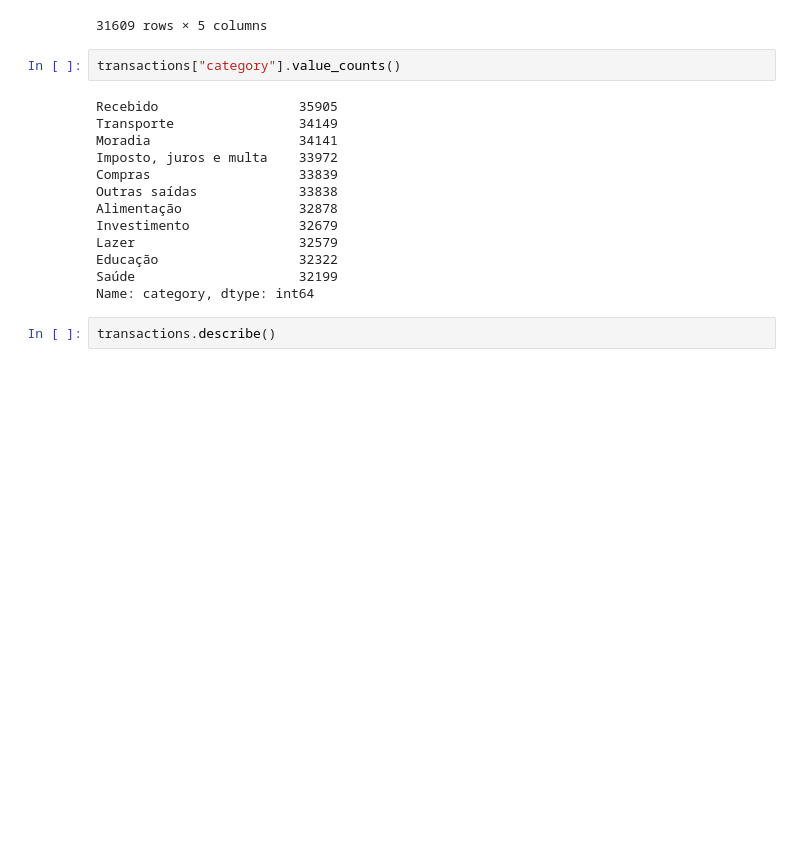
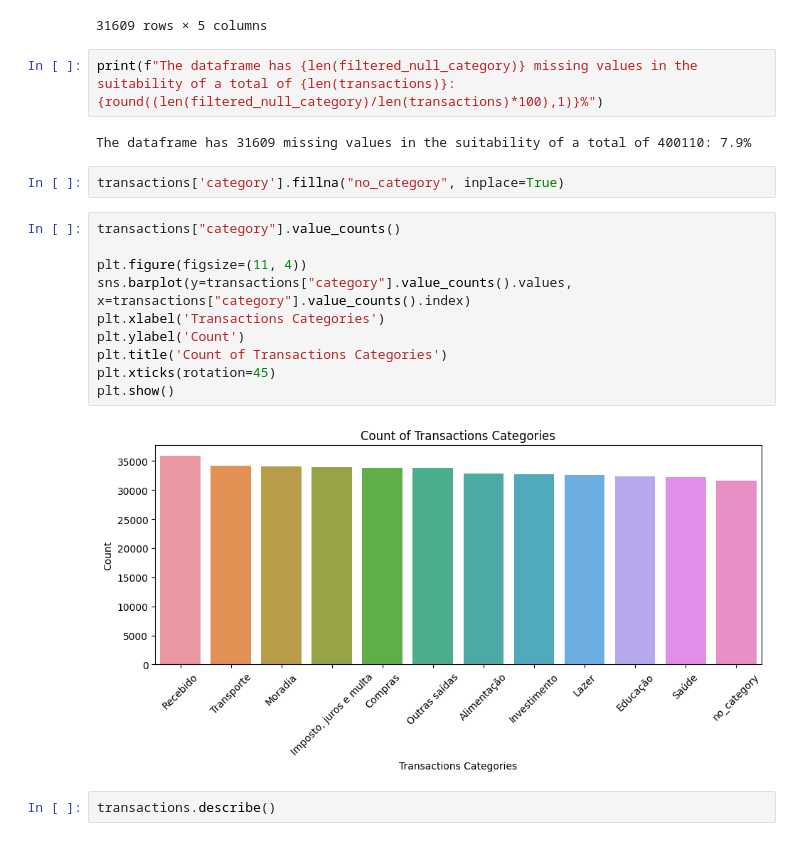
Before and after one commit to PeterRibs/personal_finances, a Jupyter notebook: project_personal_finances.ipynb, the cells around one changed output. Drawn from its saved outputs; the diff is of its cells as text; blank space fills up the shorter version.

```diff
--- a/project_personal_finances.ipynb
+++ b/project_personal_finances.ipynb
@@ -386,21 +430,24 @@ filtered_null_category
 | 380158 | 9d7623d3-9ef3-4151-ae50-6e72fee99634 | -4825.69 | 2023-07-26 22:55:52 | NaN | 9ba71d75-2913-4b7b-b2e8-48acbd23c36b |
 | 380187 | 10906168-8f28-49d0-bc9d-cc0034b52259 | -3389.77 | 2023-09-03 16:45:07 | NaN | 9ba71d75-2913-4b7b-b2e8-48acbd23c36b |
 31609 rows × 5 columns
+# %%
+print(f"The dataframe has {len(filtered_null_category)} missing values in the suitability of a total of {len(transactions)}: {round((len(filtered_null_category)/len(transactions)*100),1)}%")
+# %% [output]
+The dataframe has 31609 missing values in the suitability of a total of 400110: 7.9%
+# %%
+transactions['category'].fillna("no_category", inplace=True)
 # %%
 transactions["category"].value_counts()
+
+plt.figure(figsize=(11, 4))
+sns.barplot(y=transactions["category"].value_counts().values, x=transactions["category"].value_counts().index)
+plt.xlabel('Transactions Categories')
+plt.ylabel('Count')
+plt.title('Count of Transactions Categories')
+plt.xticks(rotation=45)
+plt.show()
 # %% [output]
-Recebido                  35905
-Transporte                34149
-Moradia                   34141
-Imposto, juros e multa    33972
-Compras                   33839
-Outras saídas             33838
-Alimentação               32878
-Investimento              32679
-Lazer                     32579
-Educação                  32322
-Saúde                     32199
-Name: category, dtype: int64
+[figure, added]
 # %%
 transactions.describe()
 # %% [output]
```
Also changed, not shown: parts of 59 cells of this notebook.
